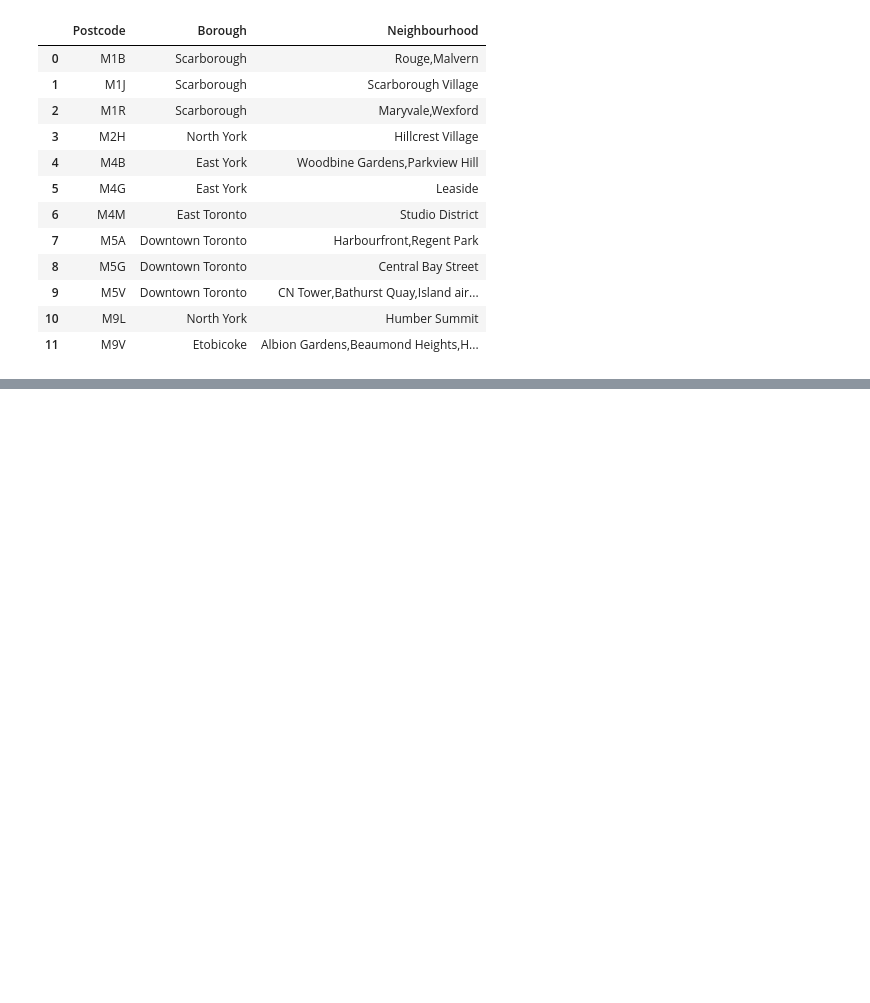
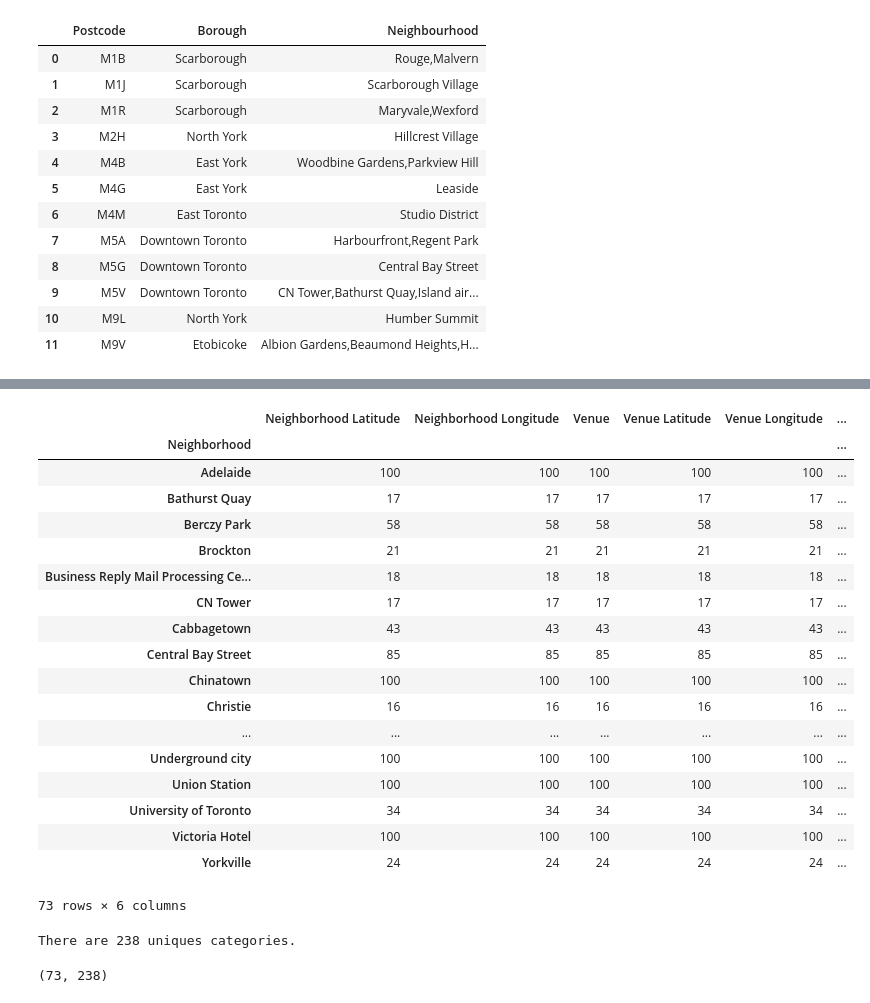
Before and after one commit to yoonsunghwan/Coursera_Capstone, a Jupyter notebook: Wiki_DataFrame.ipynb, the cells around one changed output, grey strips where cells are left out. Saved outputs shown, nothing was run; the diff lists cells and outputs as text; code cells hidden in the pictures; blank space fills up the shorter version.

Commit message:
update dataframe

```diff
--- a/Wiki_DataFrame.ipynb
+++ b/Wiki_DataFrame.ipynb
@@ -71,0 +82,8 @@ df.groupby(['Postcode','Borough'])['Neighbourhood'].apply(lambda x: ','.join(x))
+# %%
+#merge dataframe of df1,df2 on postcode
+Data_of_Canada = pd.merge(df1, df2, on='Postcode')
+#from new_df create a new dataframe Toronto with only the borough Toronto
+Data_of_Canada[Data_of_Canada['Borough'].str.contains("Toronto")]
+Data_of_Canada.rename(columns={'Neighbourhood': 'Neighborhood'}, inplace=True)
+Toronto = Data_of_Canada
+Toronto.head()
@@ -71,0 +103,8 @@ df.groupby(['Postcode','Borough'])['Neighbourhood'].apply(lambda x: ','.join(x))
+# %%
+CLIENT_ID = 'VSKPYH5JFD2EUHKE3KIPC2JHY2CPQ5SZJ1CL5DTRJVF5D2XW' # your Foursquare ID
+CLIENT_SECRET = 'SXWN4IMGTB1BZHHP40NQDPDGE1HSZJPHIEIDUSVCJ4EVUEGO' # your Foursquare Secret
+VERSION = '20180605' # Foursquare API version
+
+print('Your credentails:')
+print('CLIENT_ID: ' + CLIENT_ID)
+print('CLIENT_SECRET:' + CLIENT_SECRET)
@@ -71,0 +115,3 @@ df.groupby(['Postcode','Borough'])['Neighbourhood'].apply(lambda x: ','.join(x))
+# %%
+#from new_df create a new dataframe Toronto with only the borough Toronto
+Toronto = Data_of_Canada[Data_of_Canada['Borough'].str.contains("Toronto")]
@@ -71,0 +171,5 @@ df.groupby(['Postcode','Borough'])['Neighbourhood'].apply(lambda x: ','.join(x))
+# %%
+Toronto_venues = getNearbyVenues(names=Toronto['Neighborhood'],
+                                   latitudes=Toronto['Latitude'],
+                                   longitudes=Toronto['Longitude']
+                                  )
@@ -71,0 +206,27 @@ df.groupby(['Postcode','Borough'])['Neighbourhood'].apply(lambda x: ','.join(x))
+# %%
+#count venues for each Neighborhood
+Toronto_venues.groupby('Neighborhood').count()
+# %% [output]
+|  | Neighborhood Latitude | Neighborhood Longitude | Venue | Venue Latitude | Venue Longitude | ... |
+| Neighborhood |  |  |  |  |  | ... |
+| Adelaide | 100 | 100 | 100 | 100 | 100 | ... |
+| Bathurst Quay | 17 | 17 | 17 | 17 | 17 | ... |
+| Berczy Park | 58 | 58 | 58 | 58 | 58 | ... |
+| Brockton | 21 | 21 | 21 | 21 | 21 | ... |
+| Business Reply Mail Processing Ce... | 18 | 18 | 18 | 18 | 18 | ... |
+| CN Tower | 17 | 17 | 17 | 17 | 17 | ... |
+| Cabbagetown | 43 | 43 | 43 | 43 | 43 | ... |
+| Central Bay Street | 85 | 85 | 85 | 85 | 85 | ... |
+| Chinatown | 100 | 100 | 100 | 100 | 100 | ... |
+| Christie | 16 | 16 | 16 | 16 | 16 | ... |
+| ... | ... | ... | ... | ... | ... | ... |
+| Underground city | 100 | 100 | 100 | 100 | 100 | ... |
+| Union Station | 100 | 100 | 100 | 100 | 100 | ... |
+| University of Toronto | 34 | 34 | 34 | 34 | 34 | ... |
+| Victoria Hotel | 100 | 100 | 100 | 100 | 100 | ... |
+| Yorkville | 24 | 24 | 24 | 24 | 24 | ... |
+73 rows × 6 columns
+# %%
+print('There are {} uniques categories.'.format(len(Toronto_venues['Venue Category'].unique())))
+# %% [output]
+There are 238 uniques categories.
@@ -71,0 +244,5 @@ df.groupby(['Postcode','Borough'])['Neighbourhood'].apply(lambda x: ','.join(x))
+# %%
+Toronto_grouped = Toronto_onehot.groupby('Neighborhood').mean().reset_index()
+Toronto_grouped.shape
+# %% [output]
+(73, 238)
```
Also changed, not shown: parts of 42 cells of this notebook.
